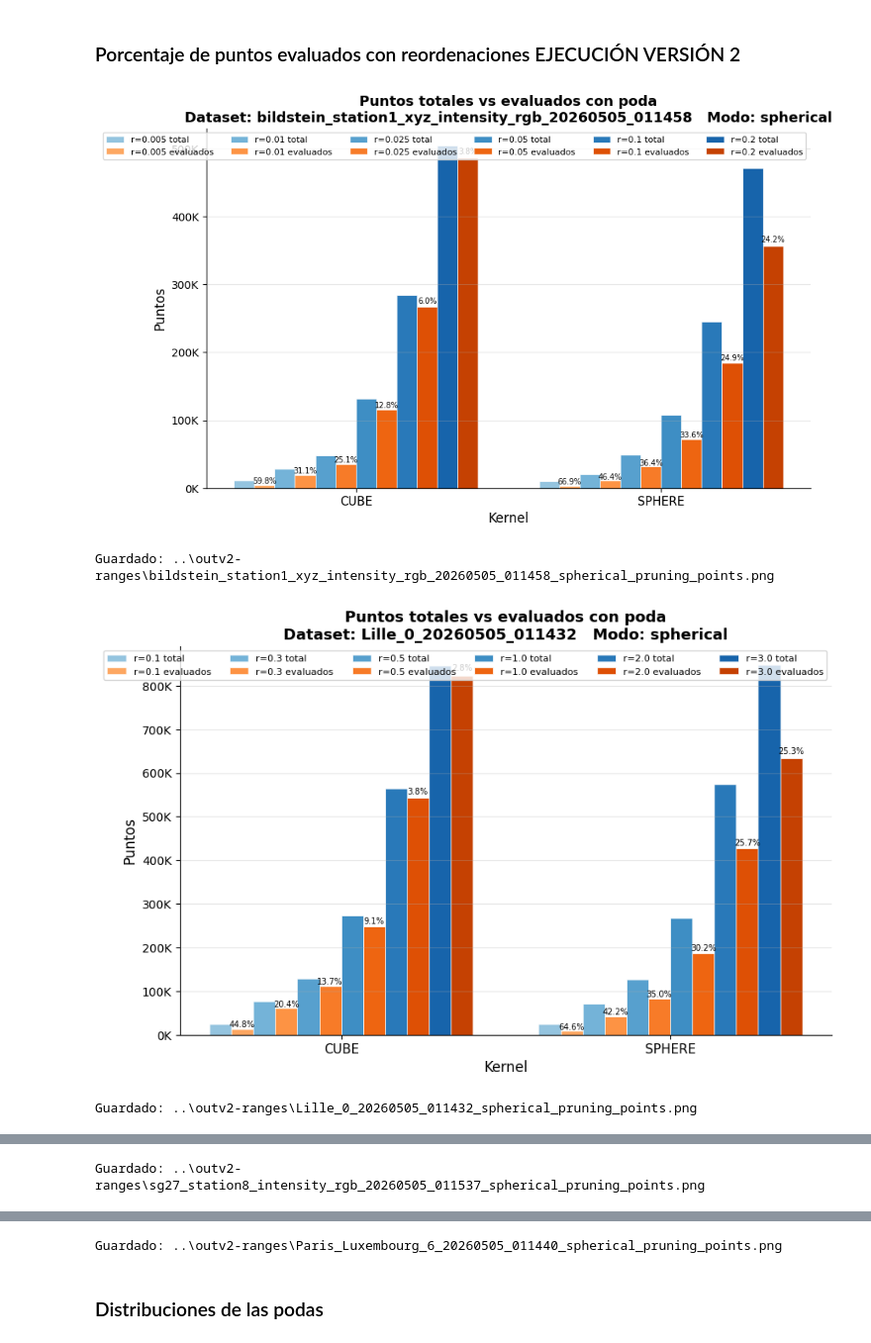
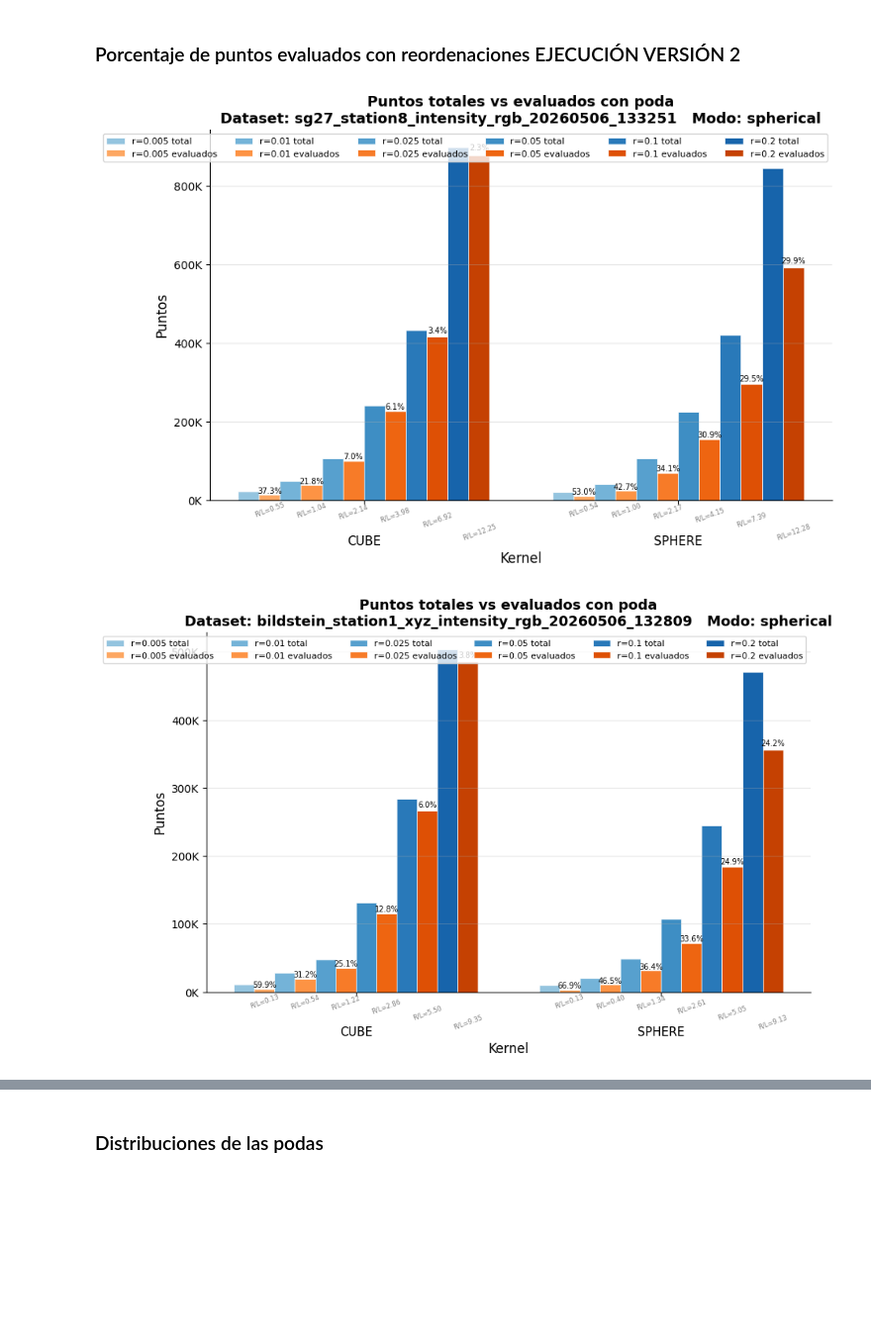
Before and after one commit to manuramazz/octrees-coordenadas-polares-v2, a Jupyter notebook: plots_manu/visualizador_rangos_clavesv2.ipynb, the cells around one changed output, grey strips where cells are left out. Shown at 99% size. Saved outputs shown, nothing was run; the diff lists cells and outputs as text; code cells hidden in the pictures; blank space fills up the shorter version.

Commit message:
v2.3 debug umbral + AoS para puntos reordenados

```diff
--- a/plots_manu/visualizador_rangos_clavesv2.ipynb
+++ b/plots_manu/visualizador_rangos_clavesv2.ipynb
@@ -55,6 +55,13 @@ def plot_pruning_points(csv_path: str, save: bool = False) -> None:
             evaluated  = [df_r.loc[k, 'evaluated_pts'] if k in df_r.index else 0 for k in kernels]
             pcts       = [df_r.loc[k, 'pct_pruned']    if k in df_r.index else 0 for k in kernels]
 
+            # Media de L por kernel para este radio
+            mean_L_by_kernel = (
+                best[best['mode'] == mode][best['radius'] == radius]
+                .groupby('kernel')['L']
+                .mean()
+            )
+
             bars_t = ax.bar(x + offset_total, totals,    bar_width,
                             label=f'r={radius} total',
                             color=colors_total[ri], edgecolor='white', linewidth=0.5)
@@ -62,16 +69,26 @@ def plot_pruning_points(csv_path: str, save: bool = False) -> None:
                             label=f'r={radius} evaluados',
                             color=colors_eval[ri],  edgecolor='white', linewidth=0.5)
 
-            # Etiqueta % poda sobre la barra de evaluados
-            for bar, pct in zip(bars_e, pcts):
+            for ki, (bar, pct, k) in enumerate(zip(bars_e, pcts, kernels)):
                 if pct > 0:
                     ax.text(bar.get_x() + bar.get_width() / 2,
                             bar.get_height() * 1.01,
                             f'{pct:.1f}%',
                             ha='center', va='bottom', fontsize=7, color='black')
 
+                # Ratio r/L debajo del eje X
+                mean_L = mean_L_by_kernel.get(k, None)
+                if mean_L and mean_L > 0:
+                    ratio = radius / mean_L
+                    ax.text(bar.get_x() + bar.get_width() / 2,
+                            -ax.get_ylim()[1] * 0.06,   # justo debajo del eje
+                            f'R/L={ratio:.2f}',
+                            ha='center', va='top', fontsize=6, color='gray',
+                            rotation=20)
+
         ax.set_xticks(x)
         ax.set_xticklabels([k.upper() for k in kernels], fontsize=11)
+        ax.tick_params(axis='x', pad=28)
         ax.set_xlabel('Kernel', fontsize=12)
         ax.set_ylabel('Puntos', fontsize=12)
         ax.yaxis.set_major_formatter(mticker.FuncFormatter(
@@ -95,12 +112,8 @@ def plot_pruning_points(csv_path: str, save: bool = False) -> None:
 # Uso:
 # %%
 if cesga:
-    for log in Path('../outv2.1/outv2.1-ranges').glob('*.log'):
+    for log in Path('../outv2.2-ranges').glob('*.log'):
         plot_pruning_points(log, save=False)
-else:
-    plot_pruning_points('logs/v1.1/ranges/Lille_0.log')
 # %% [output]
-[figure, old version]
+[figure, new version]
-Guardado: ..\outv2-ranges\bildstein_station1_xyz_intensity_rgb_20260505_011458_spherical_pruning_points.png
-[figure, old version]
+[figure, new version]
-Guardado: ..\outv2-ranges\Lille_0_20260505_011432_spherical_pruning_points.png
@@ -108 +120,0 @@ Guardado: ..\outv2-ranges\Lille_0_20260505_011432_spherical_pruning_points.png
-Guardado: ..\outv2-ranges\sg27_station8_intensity_rgb_20260505_011537_spherical_pruning_points.png
@@ -110,4 +122,3 @@ Guardado: ..\outv2-ranges\sg27_station8_intensity_rgb_20260505_011537_spherical_
-Guardado: ..\outv2-ranges\Paris_Luxembourg_6_20260505_011440_spherical_pruning_points.png
 # %% [markdown]
 ### Distribuciones de las podas
 # %%
```
Also changed, not shown: parts of 5 cells of this notebook, 18 other files.
